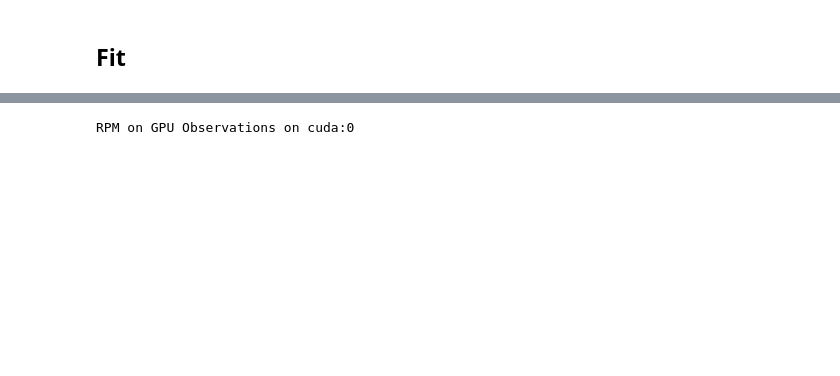
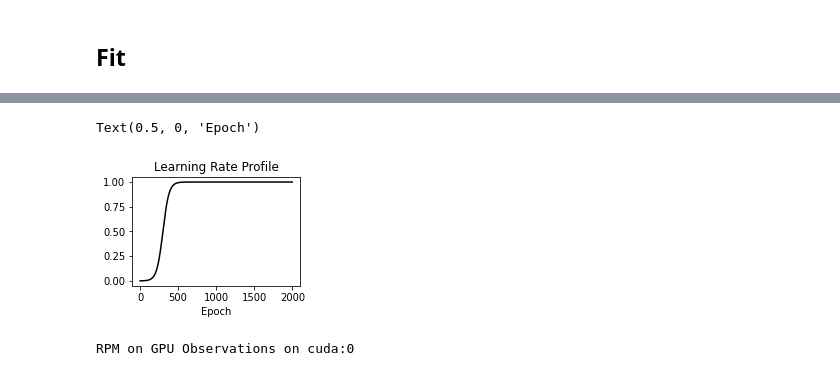
Before and after one commit to hugosou/cRPM, a Jupyter notebook: demo_peer_supervision_fast.ipynb, the cells around one changed output, grey strips where cells are left out. Saved outputs shown, nothing was run; the diff lists cells and outputs as text; code cells hidden in the pictures; blank space fills up the shorter version.

```diff
--- a/demo_peer_supervision_fast.ipynb
+++ b/demo_peer_supervision_fast.ipynb
@@ -125,3 +125,29 @@ plt.imshow(oplot[1][nn].to("cpu"))
+# %%
+
+num_epoch = 2000
+alpha =  40
+beta = 300
+
+lr_sigmoid = lambda xx: np.exp(- 1 / ((xx + 1) * alpha) ** 2)
+
+
+lr_sigmoid = lambda xx: np.exp(xx) / (1 + np.exp(xx))
+lr_sigmoid1 = lambda xx: lr_sigmoid((xx-beta)/alpha) - lr_sigmoid((0-beta)/alpha)
+lr_sigmoidf = lambda xx: lr_sigmoid1(xx) / lr_sigmoid1(num_epoch)
+
+
+
+
+xx = np.arange(num_epoch)
+yy = lr_sigmoidf(xx)
+
+plt.figure(figsize=(3, 2))
+plt.plot(xx, yy, c='k')
+plt.title('Learning Rate Profile')
+plt.xlabel('Epoch')
+# %% [output]
+Text(0.5, 0, 'Epoch')
+[figure, added]
 # %%
 # Fit params
 
```
Also changed, not shown: parts of 17 cells of this notebook, 1 other file.
